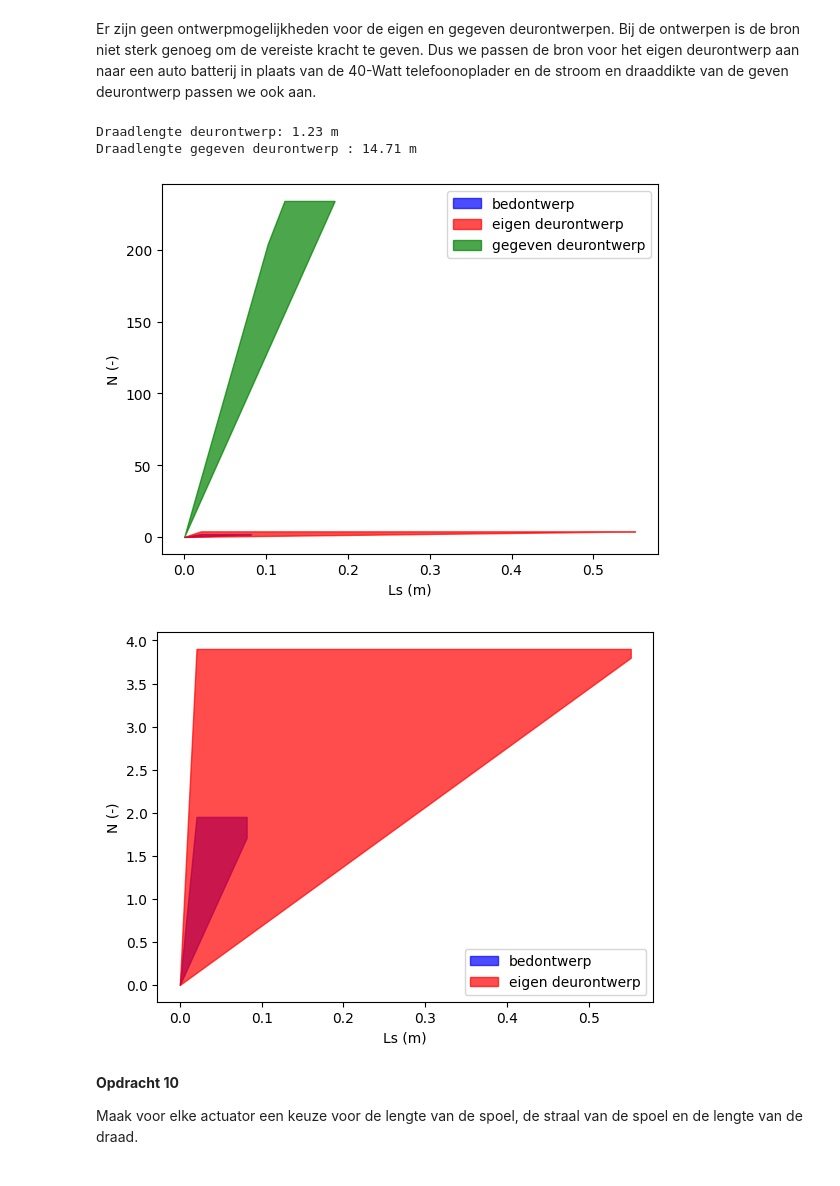
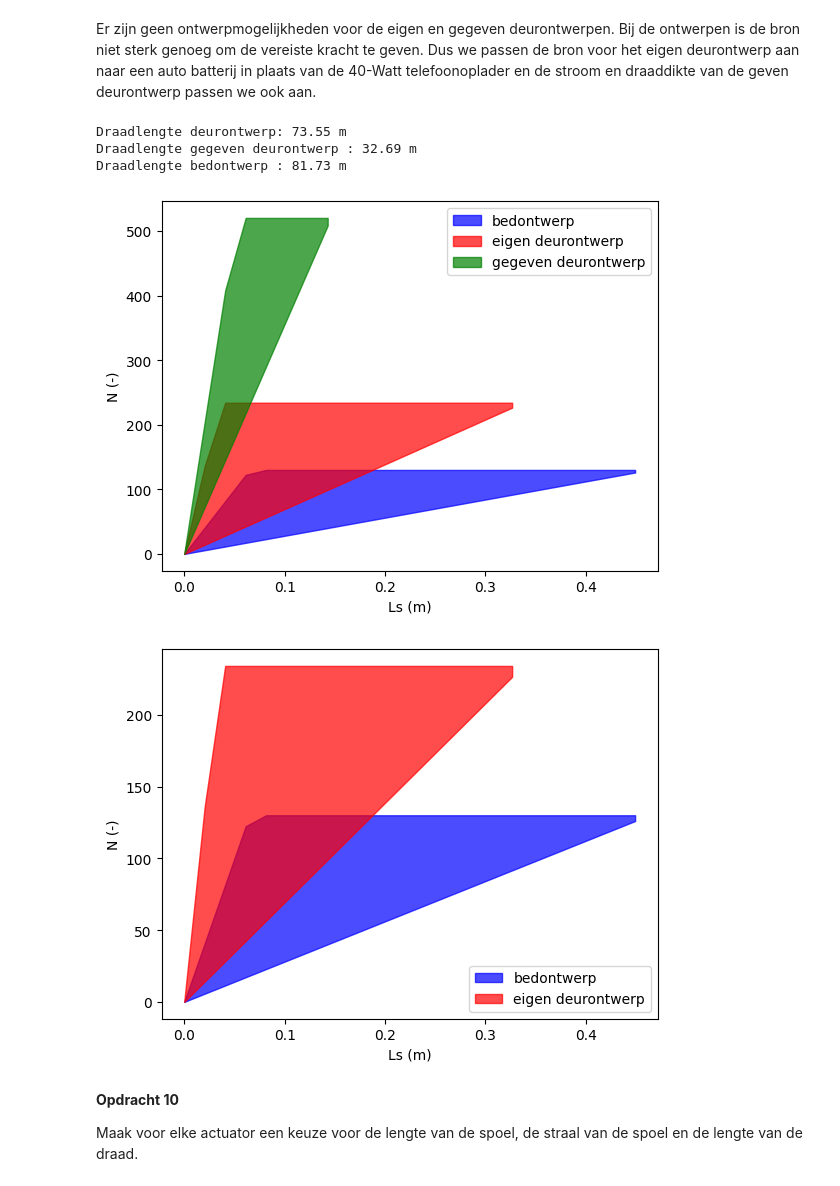
Before and after one commit to Ikbenjamin07/opdrachten-DEF-D, a Jupyter notebook: DigitaleOntwerpopdrachten/2KrachtactuatorOpdracht/KrachtactuatorOpdracht.ipynb, the cells around one changed output. Cells and saved outputs as stored; diff of their text form; code cells hidden in the pictures.

```diff
--- a/DigitaleOntwerpopdrachten/2KrachtactuatorOpdracht/KrachtactuatorOpdracht.ipynb
+++ b/DigitaleOntwerpopdrachten/2KrachtactuatorOpdracht/KrachtactuatorOpdracht.ipynb
@@ -186,7 +186,7 @@ Plaats hier een png met jullie eventuele analytische afleiding.
 ### BEGIN SOLUTION
 #code in functie aangepast om arrays toe te kunnen passen
 mu_0 = 1.25663706e-6
-mu_r = 5e3 #voor Fe, waardes verschillens sterk, hangt af van magneetveldsterkte etc
+mu_r = 4e3 #voor Fe, waardes verschillens sterk, hangt af van magneetveldsterkte etc
 
 def aantal_wikkelingen(F,Ld,Ls,rs,rd,I):
     # Voeg hieronder de formules voor het maximum en minimum aantal wikkelingen.
@@ -248,37 +248,47 @@ plt.show()
 Er zijn geen ontwerpmogelijkheden voor de eigen en gegeven deurontwerpen. Bij de ontwerpen is de bron niet sterk genoeg om de vereiste kracht te geven. Dus we passen de bron voor het eigen deurontwerp aan naar een auto batterij in plaats van de 40-Watt telefoonoplader en de stroom en draaddikte van de geven deurontwerp passen we ook aan.
 # %%
 #deuropener ons ontwerp
-V_deur = 12 #Volt
-I_deur = 180 #A
-r_2 = 1.5e-3 /2 #m
+V_deur = 200 #12 #Volt
+I_deur = 2 #180 #A
+r_2 = 0.3e-3 /2 #m
 
 L_deurdraad = length_wire(V_deur, I_deur, rho_Fe, r_2)
 print(f"Draadlengte deurontwerp: {L_deurdraad:.2f} m")
 
 #deuropener gegeven ontwerp
-V_deur2 = 9 #Volt
-I_deur2 = 5#A
-r_deur2 = 1e-3 /2 #m
+V_deur2 = 200 #Volt
+I_deur2 = 2#A
+r_deur2 = 0.2e-3 /2 #m
 
 L_deurdraad2 = length_wire(V_deur2, I_deur2,rho_Fe,r_deur2)
 print(f"Draadlengte gegeven deurontwerp : {L_deurdraad2:.2f} m")
+
+#bedontwerp
+V_bed = 150 #Volt
+I_bed = 15 #A ,
+r_1 = 1e-3 /2 #m
+
+L_beddraad = length_wire(V_bed,I_bed,rho_Fe,r_1)
+print(f"Draadlengte bedontwerp : {L_beddraad:.2f} m")
 # %% [output]
-Draadlengte deurontwerp: 1.23 m
-Draadlengte gegeven deurontwerp : 14.71 m
+Draadlengte deurontwerp: 73.55 m
+Draadlengte gegeven deurontwerp : 32.69 m
+Draadlengte bedontwerp : 81.73 m
 # %%
 N_deur1 = aantal_wikkelingen(38, L_deurdraad, Ls_arr, rs_deur1, r_2, I_deur)
 N_deur2 = aantal_wikkelingen(40, L_deurdraad2, Ls_arr, rs_deur2, r_deur2,I_deur2)
+N_bed = aantal_wikkelingen(1400,L_beddraad,Ls_arr,rs_bed,r_1,I_bed)
 
 plt.figure()
 plt.fill_between(Ls_arr,N_bed[0],N_bed[1],color = "b",alpha=0.7,label="bedontwerp")
 plt.fill_between(Ls_arr,N_deur1[0],N_deur1[1],color = "r",alpha=0.7,label="eigen deurontwerp")
 plt.fill_between(Ls_arr,N_deur2[0],N_deur2[1], color="g",alpha=0.7,label="gegeven deurontwerp")
 plt.legend()
 plt.xlabel("Ls (m)")
 plt.ylabel("N (-)")
 plt.show()
 # %% [output]
-[figure, old version]
+[figure, new version]
 # %%
 #nog een keer plotten zonder groene grafiek om kleine waarden beter te lezen
 plt.figure()
@@ -290,7 +300,7 @@ plt.xlabel("Ls (m)")
 plt.ylabel("N (-)")
 plt.show()
 # %% [output]
-[figure, old version]
+[figure, new version]
 # %% [markdown]
 **Opdracht 10**
 
```
Also changed, not shown: parts of 13 cells of this notebook.
